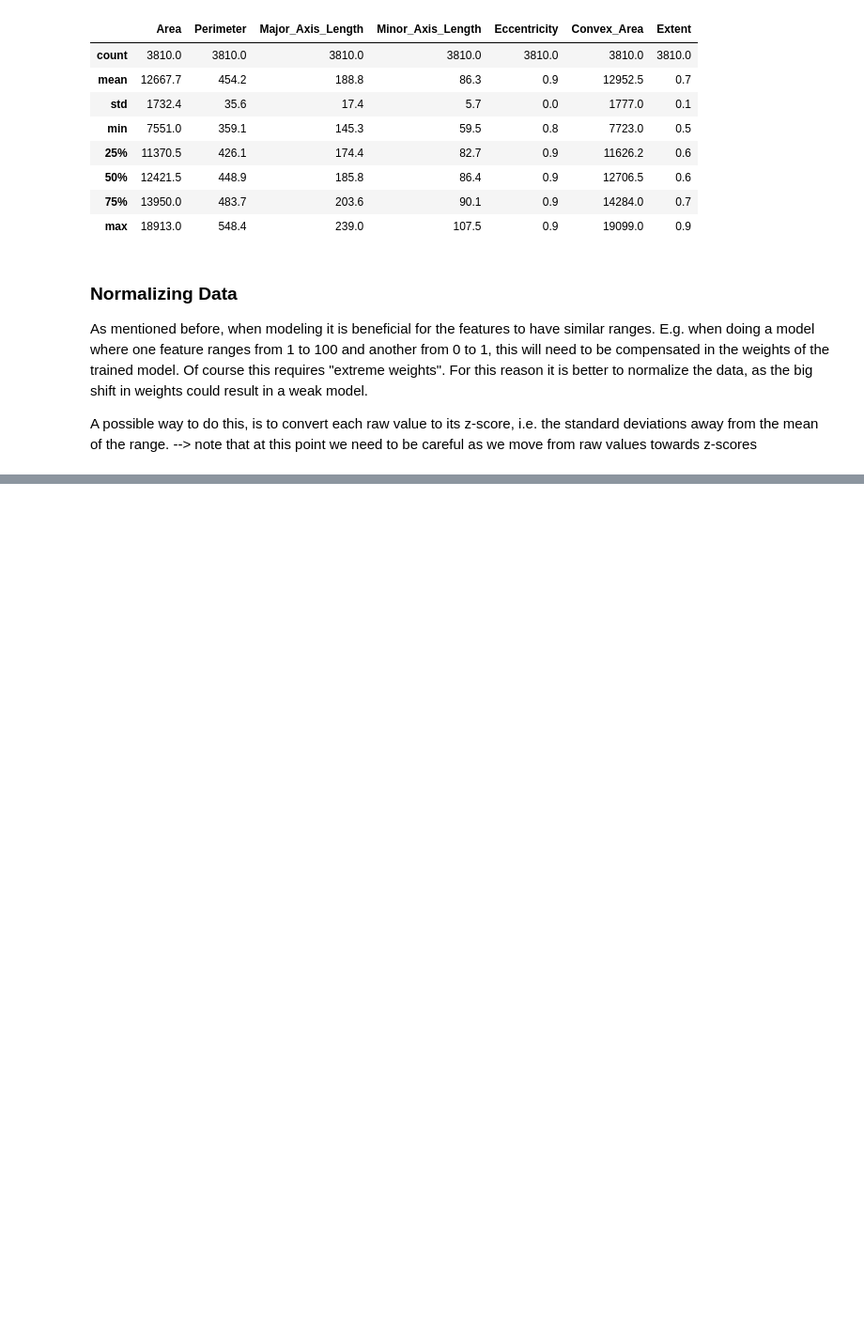
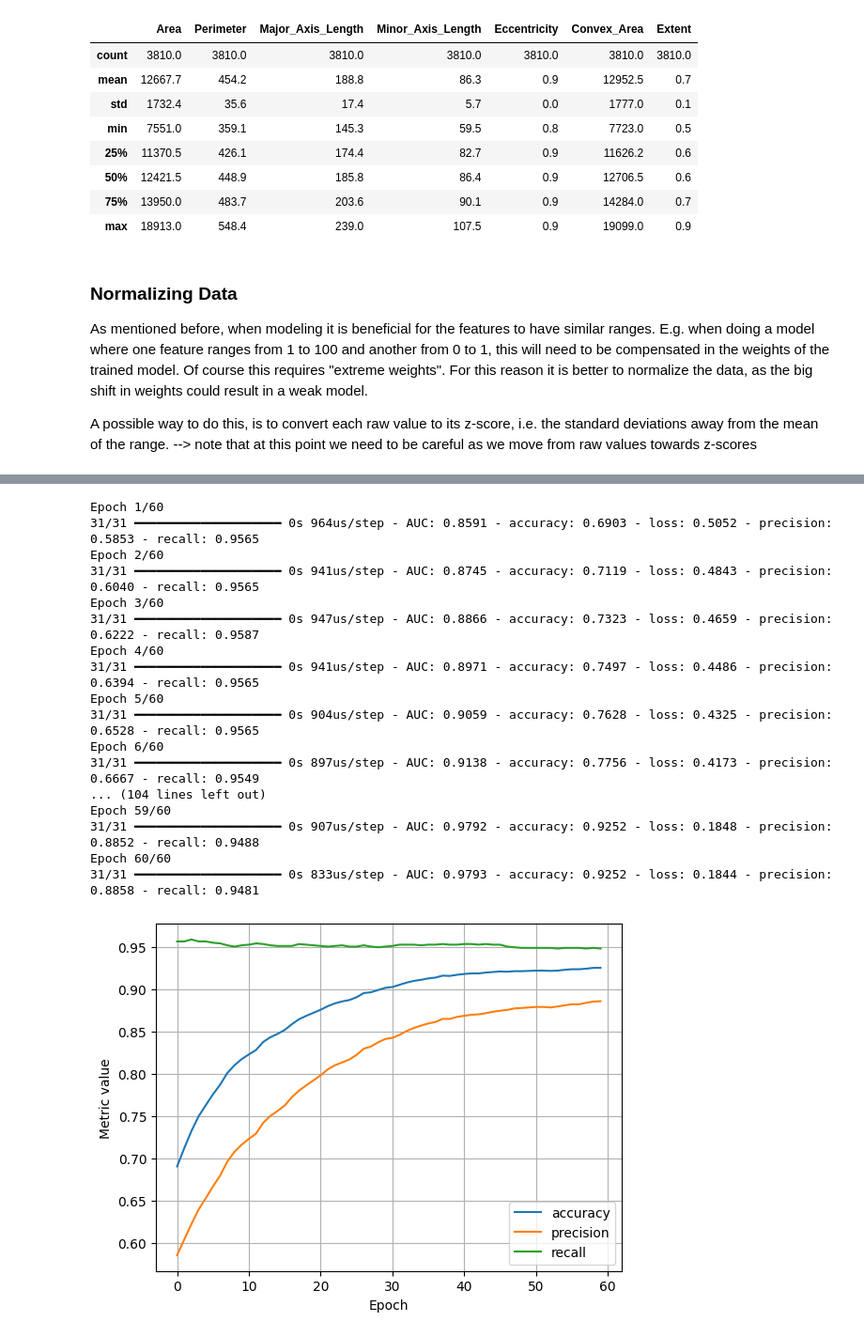
Before and after one commit to ydeschryver-cloud/Google-ML-Course, a Jupyter notebook: 02_binary_classification_rice.ipynb, the cells around one changed output, grey strips where cells are left out. Shown at 94% size. Saved outputs shown, nothing was run; the diff lists cells and outputs as text; code cells hidden in the pictures; blank space fills up the shorter version.

Commit message:
added trained model

```diff
--- a/02_binary_classification_rice.ipynb
+++ b/02_binary_classification_rice.ipynb
@@ -61,0 +126,15 @@ A possible way to do this, is to convert each raw value to its z-score, i.e. the
+# %%
+label_columns = ['Class', 'Class_Bool']
+
+train_features = train_data.drop(columns = label_columns)
+train_labels = train_data['Class_Bool'].to_numpy()
+validation_features = validation_data.drop(columns=label_columns)
+validation_labels = validation_data['Class_Bool'].to_numpy()
+test_features = test_data.drop(columns=label_columns)
+test_labels = test_data['Class_Bool'].to_numpy()
+# %%
+input_features = [
+    'Eccentricity',
+    'Major_Axis_Length',
+    'Area'
+]
@@ -61,0 +208,49 @@ A possible way to do this, is to convert each raw value to its z-score, i.e. the
+# %%
+settings = ml_edu.experiment.ExperimentSettings(
+    learning_rate=0.001,
+    number_epochs=60,
+    batch_size=100,
+    classification_threshold=0.35,
+    input_features=input_features
+)
+
+metrics = [
+    keras.metrics.BinaryAccuracy(
+        name='accuracy', threshold=settings.classification_threshold
+    ),
+    keras.metrics.Precision(
+        name='precision', thresholds=settings.classification_threshold
+    ),
+    keras.metrics.Recall(
+        name='recall', thresholds=settings.classification_threshold
+    ),
+    keras.metrics.AUC(num_thresholds=100, name='AUC')
+]
+
+model = create_model(settings, metrics)
+
+experiment = train_model(
+    'baseline', model, train_features, train_labels, settings
+)
+
+ml_edu.results.plot_experiment_metrics(experiment, ['accuracy', 'precision', 'recall'])
+ml_edu.results.plot_experiment_metrics(experiment, ['AUC'])
+# %% [output]
+Epoch 1/60
+31/31 ━━━━━━━━━━━━━━━━━━━━ 0s 964us/step - AUC: 0.8591 - accuracy: 0.6903 - loss: 0.5052 - precision: 0.5853 - recall: 0.9565
+Epoch 2/60
+31/31 ━━━━━━━━━━━━━━━━━━━━ 0s 941us/step - AUC: 0.8745 - accuracy: 0.7119 - loss: 0.4843 - precision: 0.6040 - recall: 0.9565
+Epoch 3/60
+31/31 ━━━━━━━━━━━━━━━━━━━━ 0s 947us/step - AUC: 0.8866 - accuracy: 0.7323 - loss: 0.4659 - precision: 0.6222 - recall: 0.9587
+Epoch 4/60
+31/31 ━━━━━━━━━━━━━━━━━━━━ 0s 941us/step - AUC: 0.8971 - accuracy: 0.7497 - loss: 0.4486 - precision: 0.6394 - recall: 0.9565
+Epoch 5/60
+31/31 ━━━━━━━━━━━━━━━━━━━━ 0s 904us/step - AUC: 0.9059 - accuracy: 0.7628 - loss: 0.4325 - precision: 0.6528 - recall: 0.9565
+Epoch 6/60
+31/31 ━━━━━━━━━━━━━━━━━━━━ 0s 897us/step - AUC: 0.9138 - accuracy: 0.7756 - loss: 0.4173 - precision: 0.6667 - recall: 0.9549
+... (104 lines left out)
+Epoch 59/60
+31/31 ━━━━━━━━━━━━━━━━━━━━ 0s 907us/step - AUC: 0.9792 - accuracy: 0.9252 - loss: 0.1848 - precision: 0.8852 - recall: 0.9488
+Epoch 60/60
+31/31 ━━━━━━━━━━━━━━━━━━━━ 0s 833us/step - AUC: 0.9793 - accuracy: 0.9252 - loss: 0.1844 - precision: 0.8858 - recall: 0.9481
+[figure, added]
```
Also changed, not shown: parts of 9 cells of this notebook.
